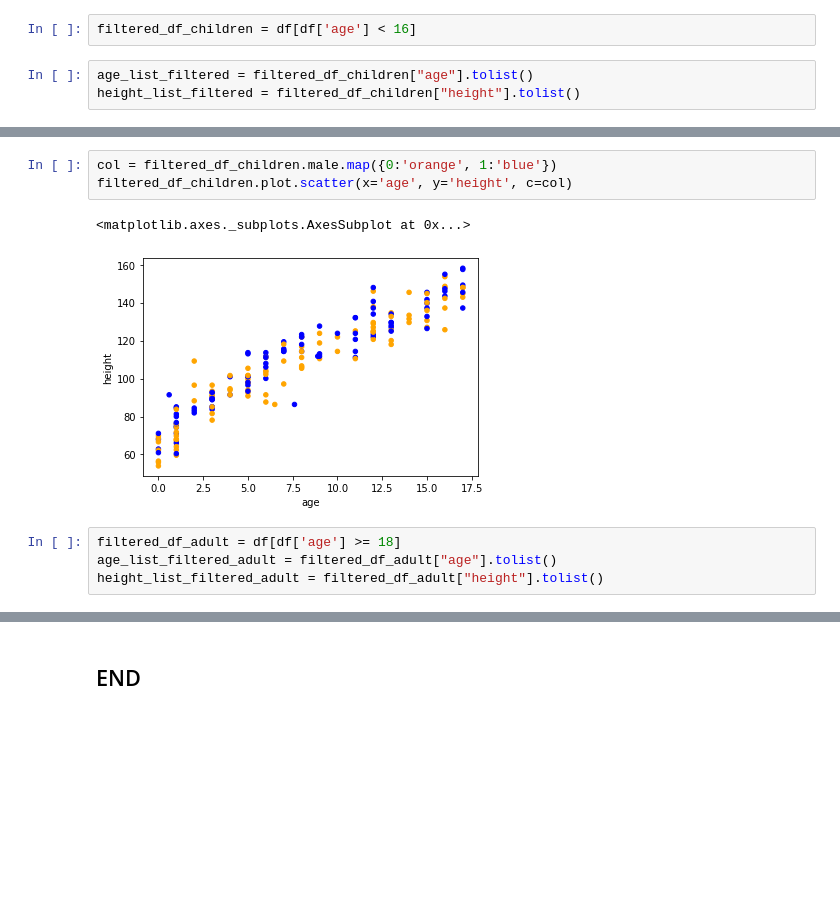
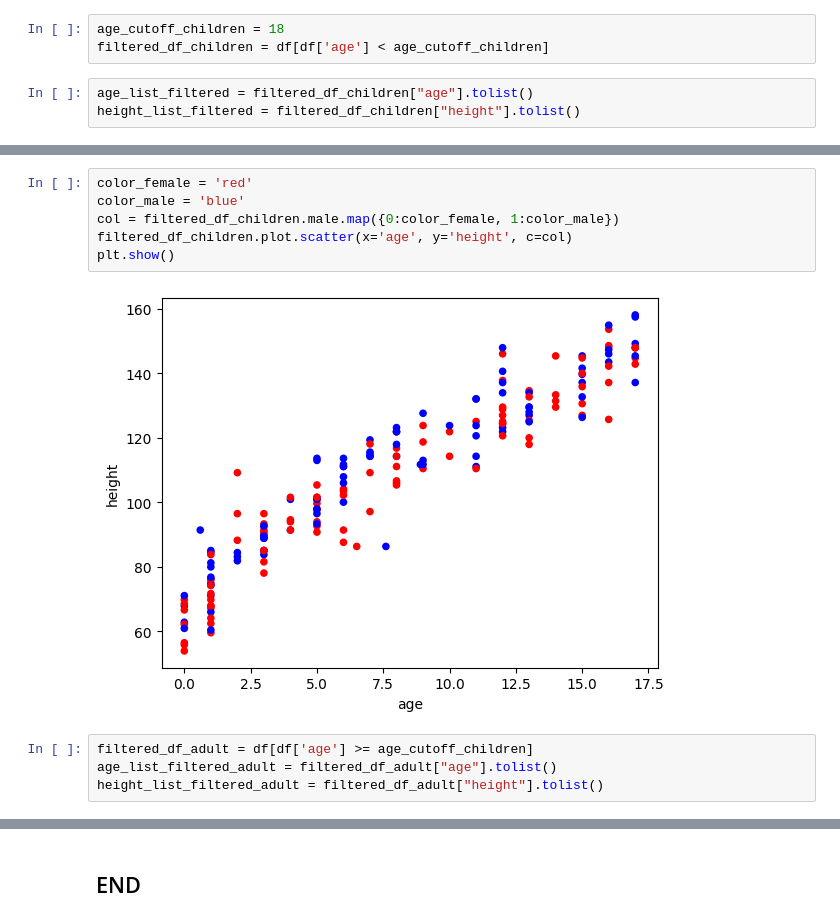
Before and after one commit to sasad2016/age_vs_height, a Jupyter notebook: scatter_plot_age_vs_height.ipynb, the cells around one changed output, grey strips where cells are left out. Saved outputs shown, nothing was run; the diff lists cells and outputs as text; blank space fills up the shorter version.

Commit message:
changed age and color into variables, copilot

```diff
--- a/scatter_plot_age_vs_height.ipynb
+++ b/scatter_plot_age_vs_height.ipynb
@@ -49,7 +49,8 @@ plt.show()
 # %% [markdown]
 ## Step 4: Filter out everyone over the age of 18
 # %%
-filtered_df_children = df[df['age'] < 16]
+age_cutoff_children = 18
+filtered_df_children = df[df['age'] < age_cutoff_children]
 # %%
 age_list_filtered = filtered_df_children["age"].tolist()
 height_list_filtered = filtered_df_children["height"].tolist()
@@ -61,11 +62,13 @@ plt.show()
 # %%
-col = filtered_df_children.male.map({0:'orange', 1:'blue'})
+color_female = 'red'
+color_male = 'blue'
+col = filtered_df_children.male.map({0:color_female, 1:color_male})
 filtered_df_children.plot.scatter(x='age', y='height', c=col)
+plt.show()
 # %% [output]
-<matplotlib.axes._subplots.AxesSubplot at 0x...>
-[figure, old version]
+[figure, new version]
 # %%
-filtered_df_adult = df[df['age'] >= 18]
+filtered_df_adult = df[df['age'] >= age_cutoff_children]
 age_list_filtered_adult = filtered_df_adult["age"].tolist()
 height_list_filtered_adult = filtered_df_adult["height"].tolist()
 # %%
```
Also changed, not shown: parts of 10 cells of this notebook.
